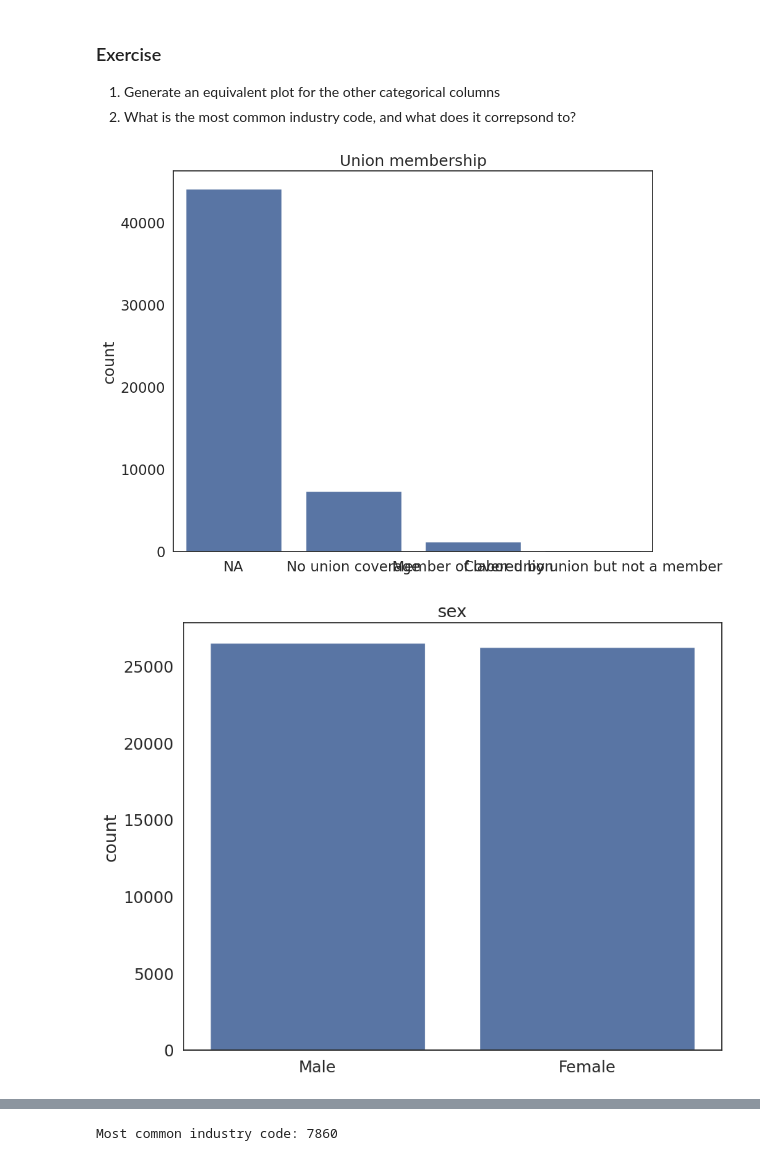
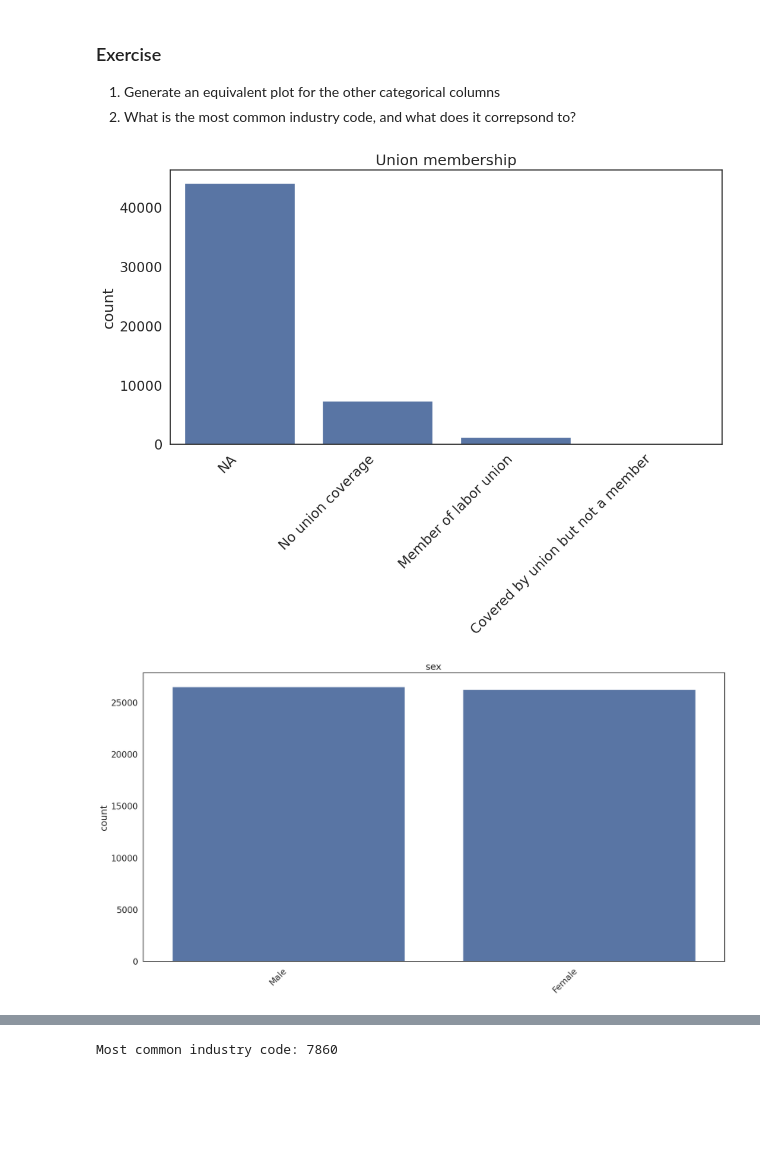
Before and after one commit to anastefan176/QM2, a Jupyter notebook: Copy_of_W7_Linear_Regression.ipynb, the cells around one changed output, grey strips where cells are left out. Cells and saved outputs as stored; diff of their text form; code cells hidden in the pictures; blank space fills up the shorter version.

```diff
--- a/Copy_of_W7_Linear_Regression.ipynb
+++ b/Copy_of_W7_Linear_Regression.ipynb
@@ -163,20 +163,21 @@ plt.show() # show the plot
 1. Generate an equivalent plot for the other categorical columns
 2. What is the most common industry code, and what does it correpsond to?
 # %%
+plt.figure(figsize=(12,6))
 sns.countplot(data=reg_df, x='union') # plot the union variable
 
 plt.title('Union membership') # add a title
 plt.xlabel('') # remove the x axis label
-plt.xticks(ticks=[0,1,2,3],labels=['NA', 'No union coverage','Member of labor union','Covered by union but not a member']) # replace the x axis labels with more descriptive labels
+plt.xticks(ticks=[0,1,2,3],labels=['NA', 'No union coverage','Member of labor union','Covered by union but not a member'], rotation=45, ha='right') # replace the x axis labels with more descriptive labels
 plt.show() # show the plot
 # %% [output]
-[figure, old version]
+[figure, new version]
 # %%
 sns.countplot(data=reg_df, x='sex') # plot the union variable
 
 plt.title('sex') # add a title
 plt.xlabel('') # remove the x axis label
-plt.xticks(ticks=[0,1],labels=['Male', 'Female']) # replace the x axis labels with more descriptive labels
+plt.xticks(ticks=[0,1],labels=['Male', 'Female'], rotation=45, ha='right') # replace the x axis labels with more descriptive labels
 plt.show() # show the plot
 # %% [output]
-[figure, old version]
+[figure, new version]
```
Also changed, not shown: parts of 2 cells of this notebook.
